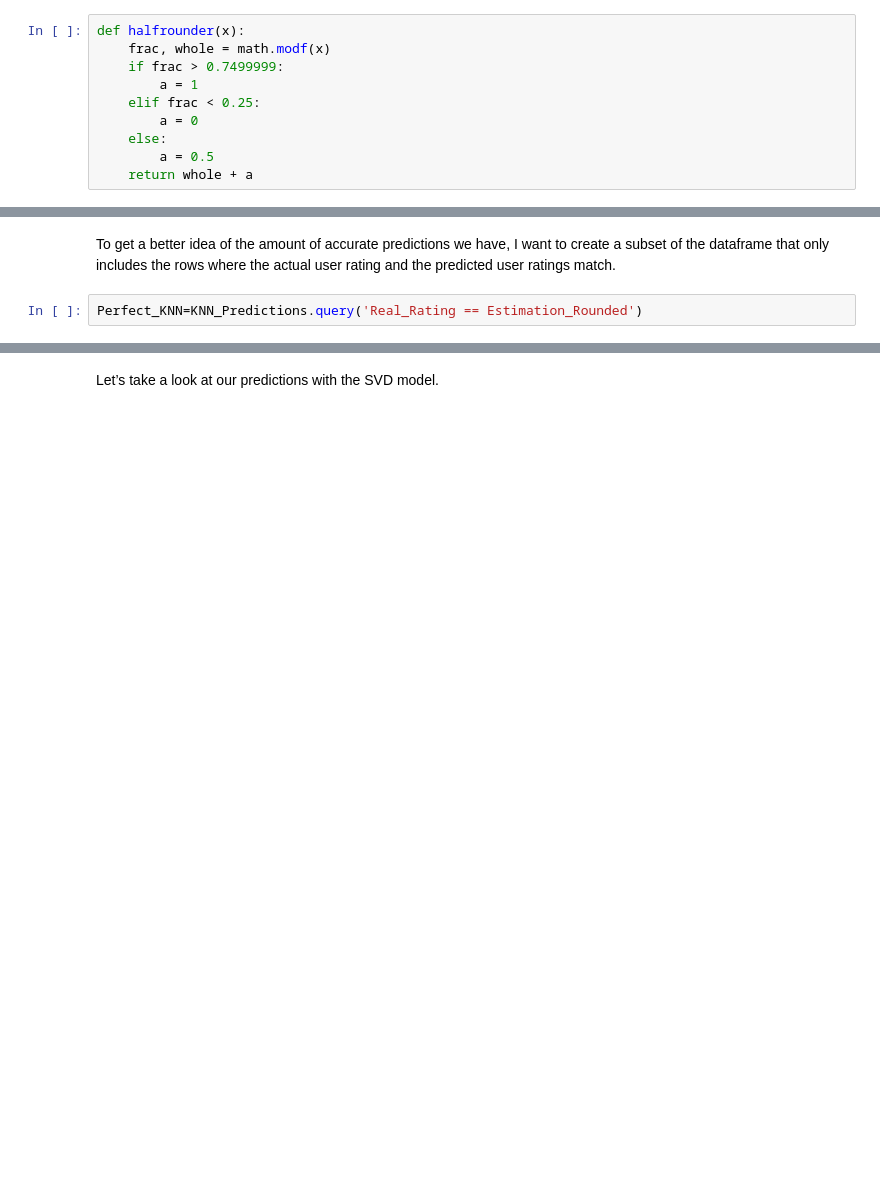
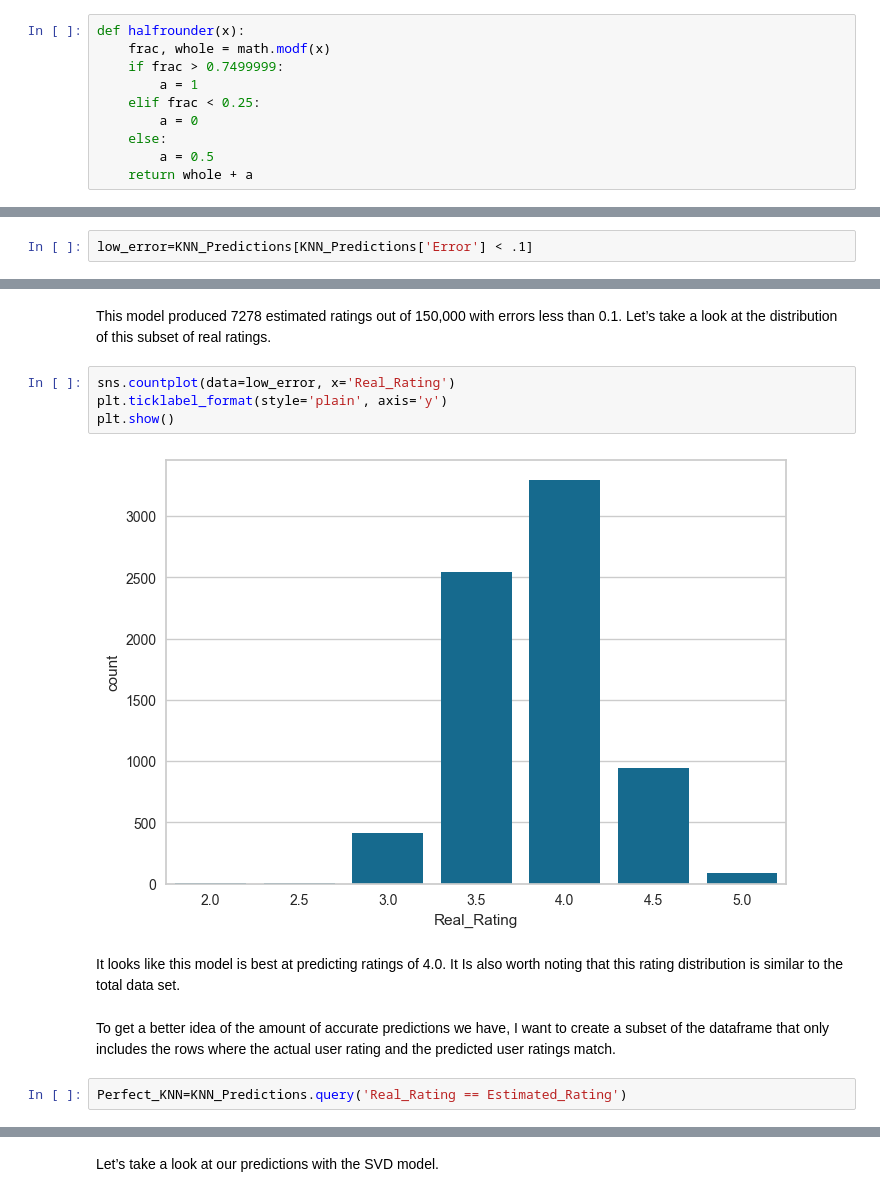
Before and after one commit to jwatki8/Capstone-3, a Jupyter notebook: Capstone 3- Modeling Draft-Slim.ipynb, the cells around one changed output, grey strips where cells are left out. Saved outputs shown, nothing was run; the diff lists cells and outputs as text; blank space fills up the shorter version.

```diff
--- a/Capstone 3- Modeling Draft-Slim.ipynb
+++ b/Capstone 3- Modeling Draft-Slim.ipynb
@@ -286,0 +290,2 @@ KNN_Predictions.tail()
+# %%
+low_error=KNN_Predictions[KNN_Predictions['Error'] < .1]
@@ -287,7 +317,17 @@ KNN_Predictions.tail()
+# %% [markdown]
+This model produced 7278 estimated ratings out of 150,000 with errors less than 0.1. Let’s take a look at the distribution of this subset of real ratings.
+# %%
+sns.countplot(data=low_error, x='Real_Rating')
+plt.ticklabel_format(style='plain', axis='y')
+plt.show()
+# %% [output]
+[figure, added]
+# %% [markdown]
+It looks like this model is best at predicting ratings of 4.0. It Is also worth noting that this rating distribution is similar to the total data set.
 # %% [markdown]
 To get a better idea of the amount of accurate predictions we have, I want to create a subset of the dataframe that only includes the rows where the actual user rating and the predicted user ratings match.
 # %%
-Perfect_KNN=KNN_Predictions.query('Real_Rating == Estimation_Rounded')
+Perfect_KNN=KNN_Predictions.query('Real_Rating == Estimated_Rating')
 # %%
 Perfect_KNN.info()
 # %% [output]
```
Also changed, not shown: parts of 44 cells of this notebook.
